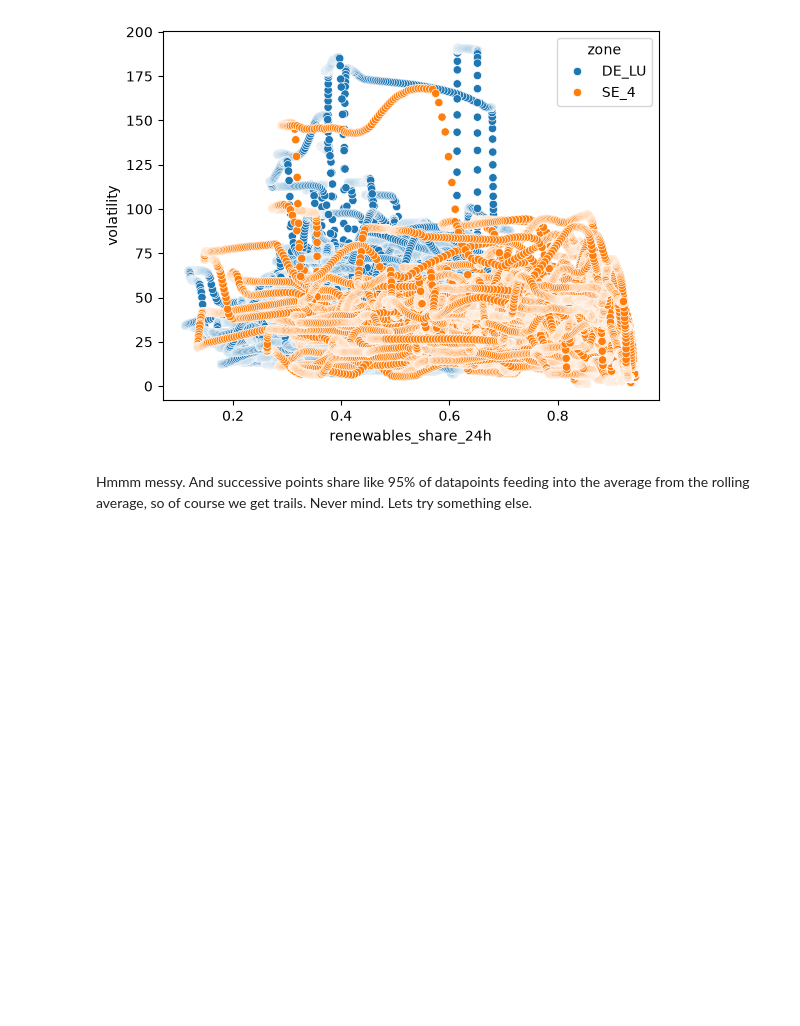
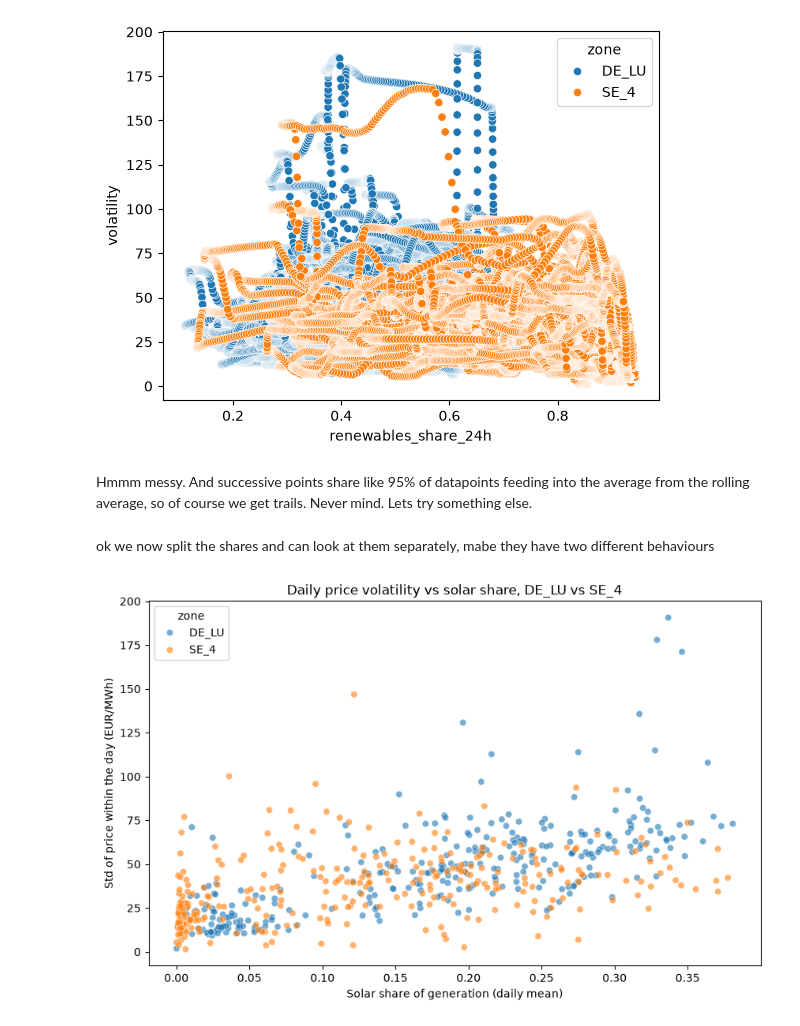
Before and after one commit to niklaslivchitz/Energy-Pricing-Analysis-DE-LU-vs-SE4, a Jupyter notebook: analysis/scratchnotebook.ipynb, the cells around one changed output. Drawn from its saved outputs; the diff is of its cells as text; code cells hidden in the pictures; blank space fills up the shorter version.

```diff
--- a/analysis/scratchnotebook.ipynb
+++ b/analysis/scratchnotebook.ipynb
@@ -229,7 +229,39 @@ gen2x['total_generation_mw']=gen2x[production_cols].sum(axis=1)
 gen2x['wind_share'] = gen2x[['Wind Onshore', 'Wind Offshore']].sum(axis=1) / gen2x['total_generation_mw']
 gen2x['solar_share'] = gen2x['Solar'] / gen2x['total_generation_mw']
 gen2x['renewables_share']=gen2x['renewables_generation']/gen2x['total_generation_mw']
-renewables_share_split_df=gen2x[["zone", "timestamp", "renewables_share"]].copy()
+renewables_share_split_df=gen2x[["zone", "timestamp", "renewables_share", "wind_share", "solar_share"]].copy()
 renewables_share_split_df["renewables_share_24h"] = (renewables_share_split_df.groupby("zone")["renewables_share"].rolling(96).mean().reset_index(level=0, drop=True))
 
 analysis_split_df = df_price.merge(renewables_share_split_df, on=["zone", "timestamp"], validate="one_to_one")
+# %% [markdown]
+ok we now split the shares and can look at them separately, mabe they have two different behaviours
+# %%
+analysis_split_df.isna().sum()
+analysis_split_df.dropna(subset=["price_eur_mwh", "renewables_share", "renewables_share_24h", "volatility"], inplace=True)
+# %%
+analysis_split_df["date"] = analysis_split_df["timestamp"].dt.date
+
+daily_points_df = (
+    analysis_split_df.groupby(["zone", "date"])
+    .agg(
+        volatility=("price_eur_mwh", "std"),
+        renewables_share=("renewables_share", "mean"),
+        wind_share=("wind_share", "mean"),
+        solar_share=("solar_share", "mean"),
+        price_max=("price_eur_mwh", "max"),
+        price_min=("price_eur_mwh", "min"),
+    )
+    .reset_index()
+)
+
+fig, ax = plt.subplots(figsize=(10, 6))
+sns.scatterplot(
+    data=daily_points_df, x="solar_share", y="volatility", hue="zone", alpha=0.6, ax=ax
+)
+ax.set_title("Daily price volatility vs solar share, DE_LU vs SE_4")
+ax.set_xlabel("Solar share of generation (daily mean)")
+ax.set_ylabel("Std of price within the day (EUR/MWh)")
+fig.savefig("../outputs/figures/volatility_vs_solar_share.png", dpi=150, bbox_inches="tight")
+plt.show()
+# %% [output]
+[figure, added]
```
Also changed, not shown: parts of 27 cells of this notebook, 6 other files.
